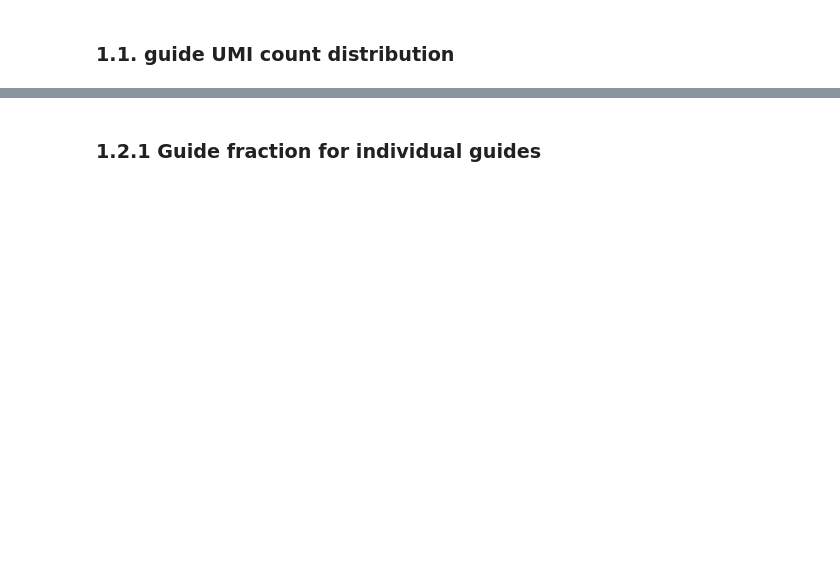
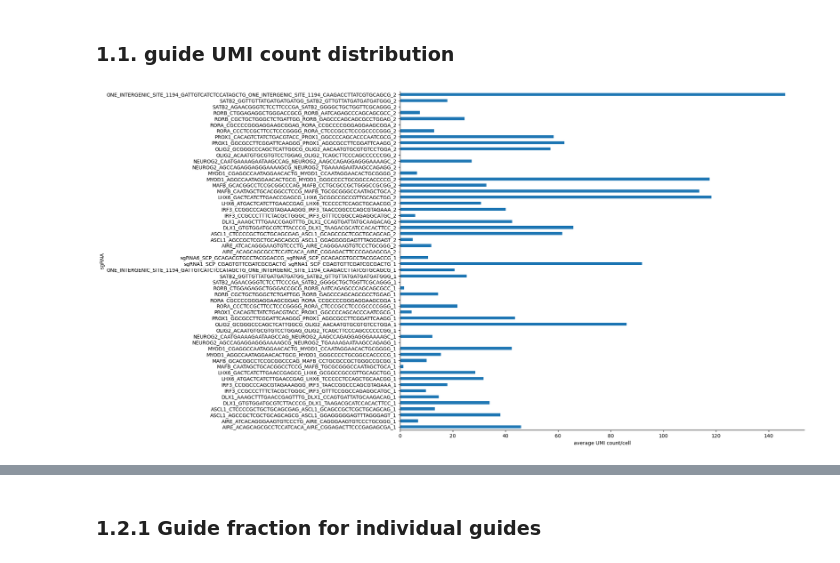
Before and after one commit to vitkl/cell2state_tf_activation, a Jupyter notebook: scripts/Kevin/20230116_crispra_scrna_guide_assignment.ipynb, the cells around one changed output, grey strips where cells are left out. Drawn from its saved outputs; the diff is of its cells as text; code cells hidden in the pictures; blank space fills up the shorter version.

```diff
--- a/scripts/Kevin/20230116_crispra_scrna_guide_assignment.ipynb
+++ b/scripts/Kevin/20230116_crispra_scrna_guide_assignment.ipynb
@@ -106,23 +120,25 @@ guide_frequency = count_guide_frequency(dense_count_2d_arr)
 # %%
 #plot barplot from pandas Series
 tf_guides_series = pd.Series(
     np.array(adata_filtered.layers['counts'].mean(0)).flatten(),
     index=adata_filtered.var_names
 )
 fig, ax = plt.subplots()
 tf_guides_series.plot.barh(
     figsize=(20,10)
     )
 fig.subplots_adjust(left=0.5)
 #adjust y axis to avoid overlap of text
 ax.set_yticks(np.arange(len(tf_guides_series)))
 fig.tight_layout()
 #label x and y axis
 plt.xlabel('average UMI count/cell')
-plt.ylabel('gRNA')
+plt.ylabel('sgRNA')
 
 
-# plt.savefig(f'{figures_folder}{today}_tf_guides_barplot.pdf',bbox_inches='tight')
+plt.savefig(f'{figures_folder}{today}_tf_guides_barplot.pdf',bbox_inches='tight')
+# %% [output]
+[figure, added]
 # %%
 #plot lineplot for each row in count_frequncy_arr
 for x in range(0,guide_frequency.shape[1]):
```
Also changed, not shown: parts of 14 cells of this notebook, 4 other files.
